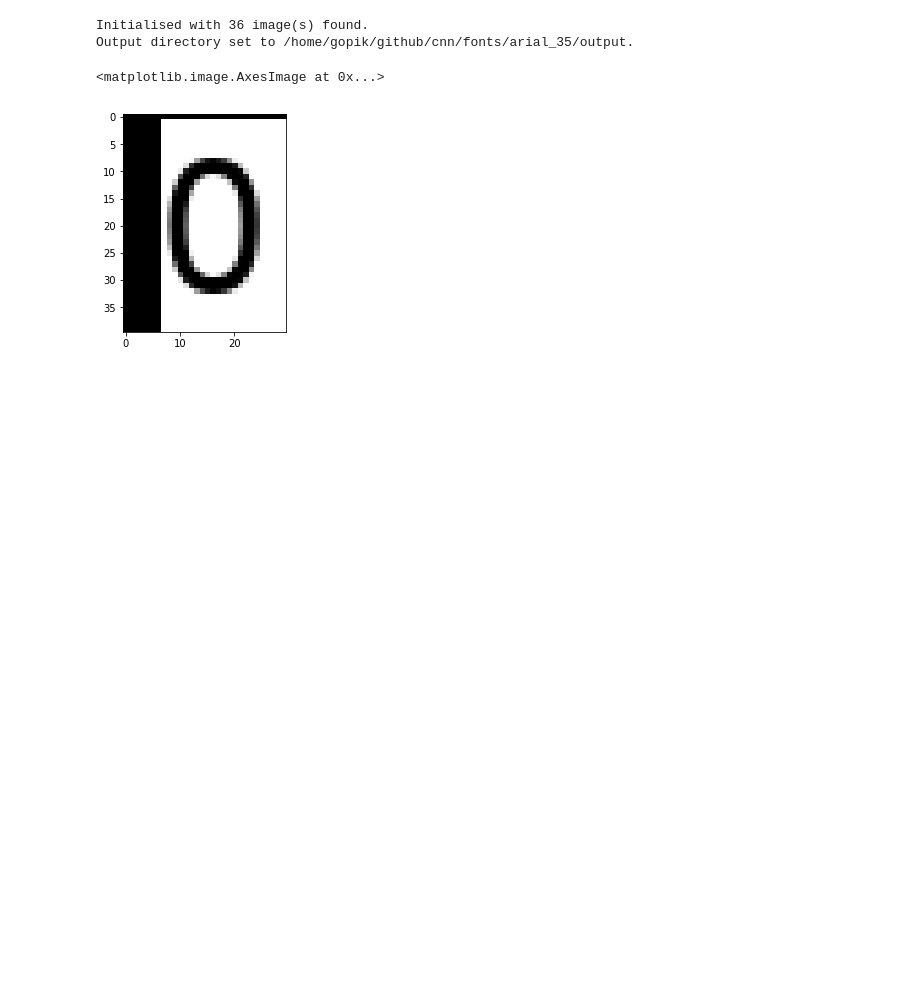
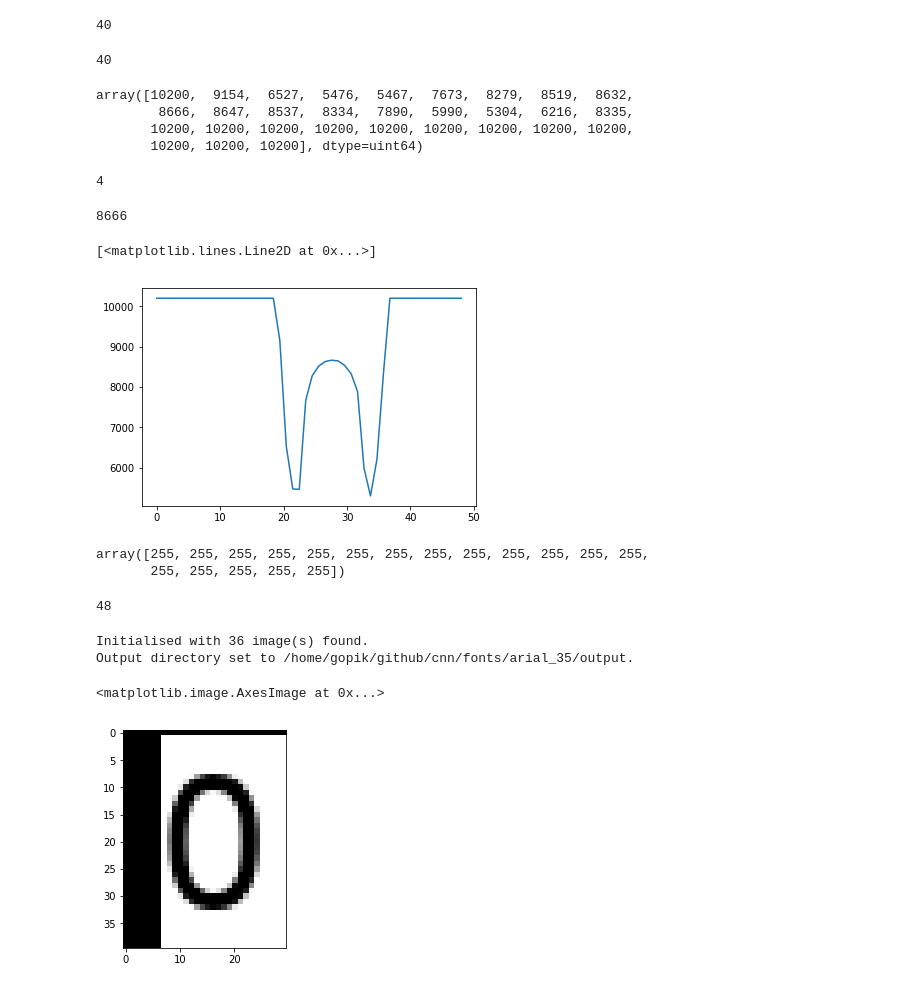
Before and after one commit to gopik/cnn, a Jupyter notebook: ipython/scratch.ipynb, the cells around one changed output. Drawn from its saved outputs; the diff is of its cells as text; code cells hidden in the pictures; blank space fills up the shorter version.

```diff
--- a/ipython/scratch.ipynb
+++ b/ipython/scratch.ipynb
@@ -4,0 +71,2 @@ from shutil import copyfile
+# %%
+y = np.sum(imp, axis=0)
@@ -5,3 +75,42 @@ from shutil import copyfile
+# %%
+x = np.linspace(0, len(y), len(y))
+# %%
+len(y)
+# %% [output]
+40
+# %%
+len(x)
+# %% [output]
+40
+# %%
+y
+# %% [output]
+array([10200,  9154,  6527,  5476,  5467,  7673,  8279,  8519,  8632,
+        8666,  8647,  8537,  8334,  7890,  5990,  5304,  6216,  8335,
+       10200, 10200, 10200, 10200, 10200, 10200, 10200, 10200, 10200,
+       10200, 10200, 10200], dtype=uint64)
+# %%
+np.argmax(y[5:15])
+# %% [output]
+4
+# %%
+y[9]
+# %% [output]
+8666
+# %%
+pyplot.plot(x, y)
+# %% [output]
+[<matplotlib.lines.Line2D at 0x...>]
+[figure, added]
+# %%
+np.array([255]*18)
+# %% [output]
+array([255, 255, 255, 255, 255, 255, 255, 255, 255, 255, 255, 255, 255,
+       255, 255, 255, 255, 255])
+# %%
+len(yp)
+# %% [output]
+48
 # %%
 lot1_files = tmp.recursive_find_files('../data/lot1', '.*recog.*jpg')
 # %%
```
Also changed, not shown: parts of 15 cells of this notebook.
